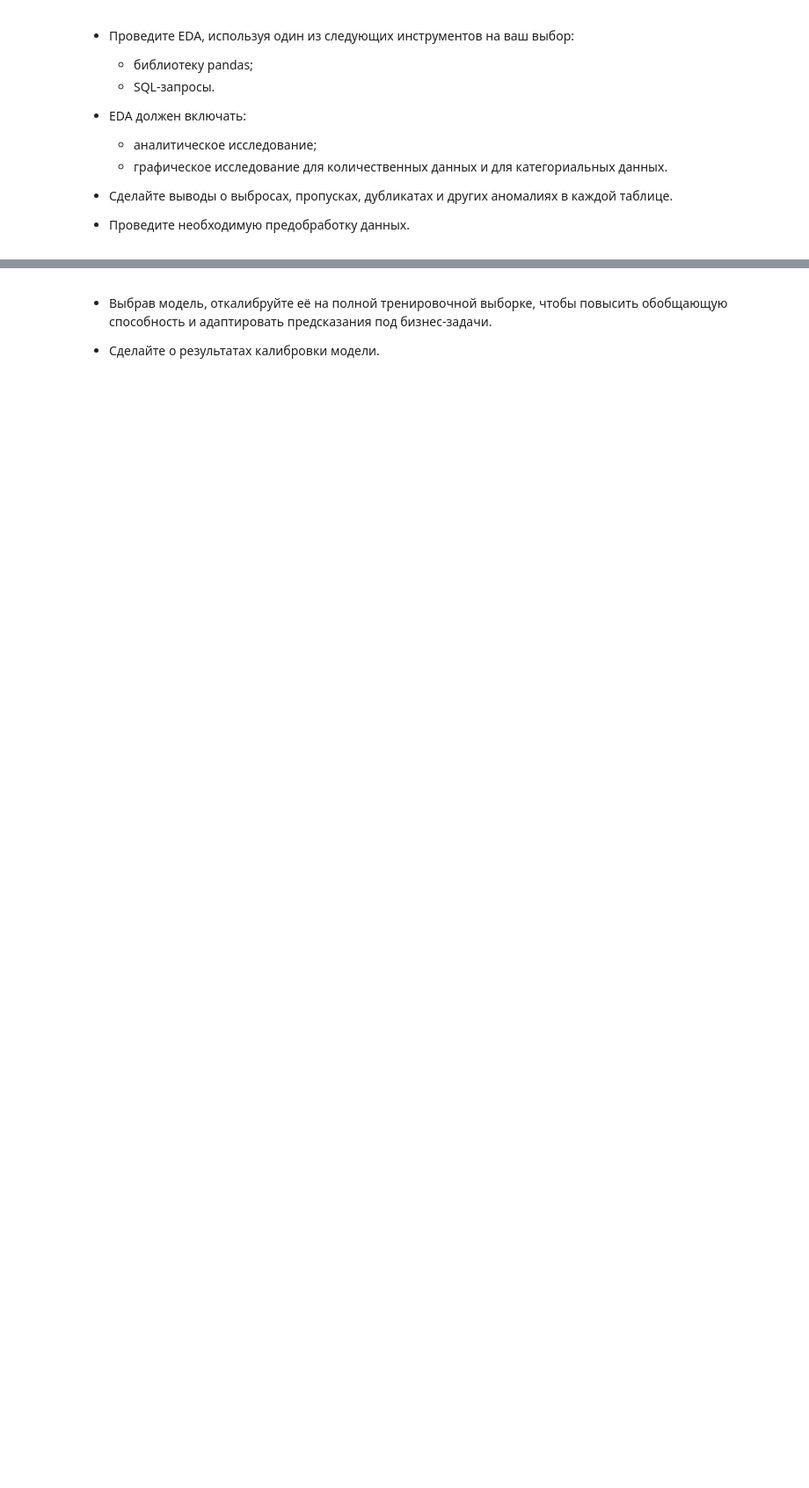
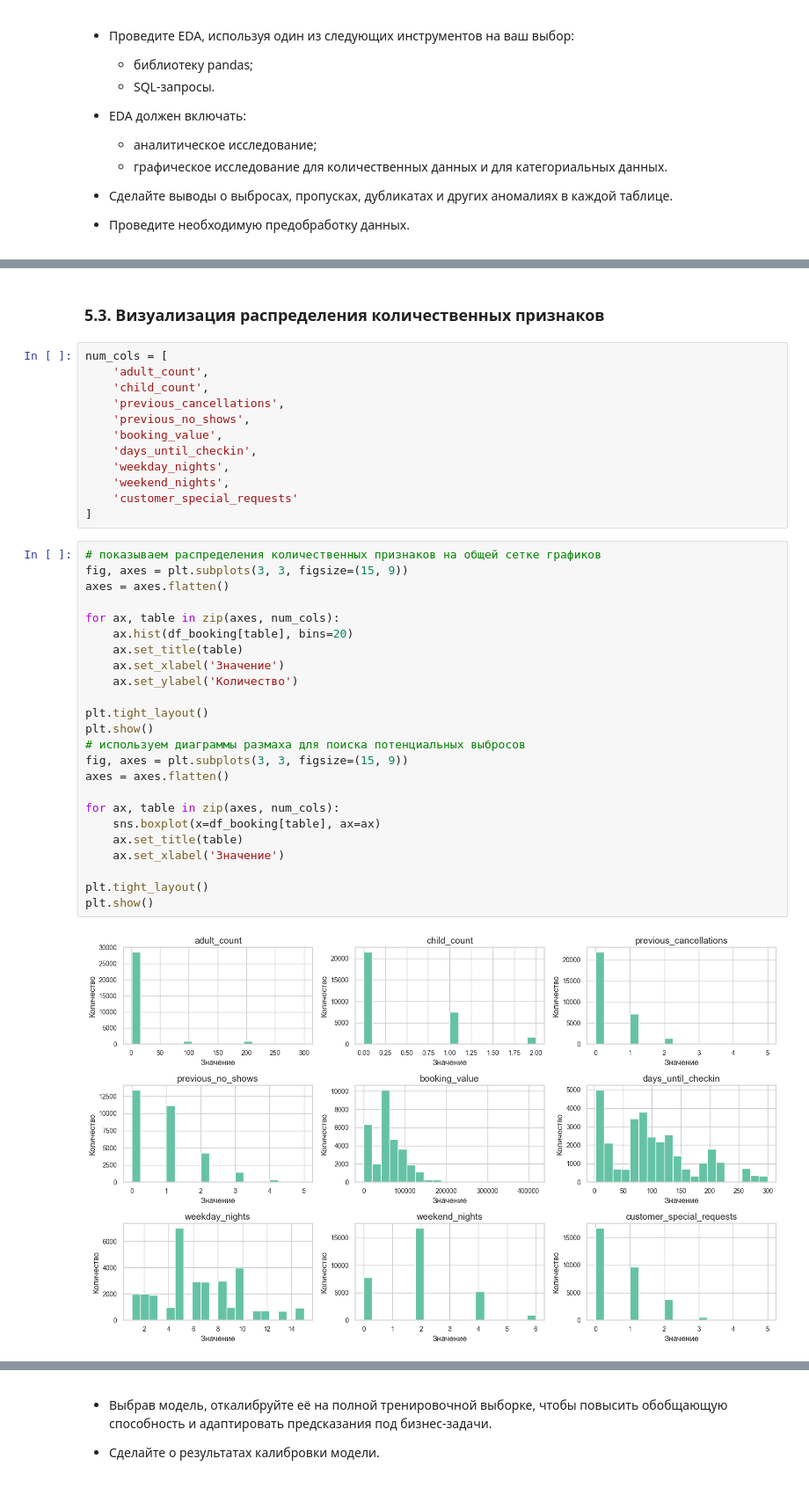
Before and after one commit to andreiyopt/urbanstay-booking-cancellation, a Jupyter notebook: project_4.ipynb, the cells around one changed output, grey strips where cells are left out. Shown at 88% size. Saved outputs shown, nothing was run; the diff lists cells and outputs as text; blank space fills up the shorter version.

```diff
--- a/project_4.ipynb
+++ b/project_4.ipynb
@@ -388,0 +810,40 @@ RS = 42
+# %% [markdown]
+### 5.3. Визуализация распределения количественных признаков
+# %%
+num_cols = [
+    'adult_count',
+    'child_count',
+    'previous_cancellations',
+    'previous_no_shows',
+    'booking_value',
+    'days_until_checkin',
+    'weekday_nights',
+    'weekend_nights',
+    'customer_special_requests'
+]
+# %%
+# показываем распределения количественных признаков на общей сетке графиков
+fig, axes = plt.subplots(3, 3, figsize=(15, 9))
+axes = axes.flatten()
+
+for ax, table in zip(axes, num_cols):
+    ax.hist(df_booking[table], bins=20)
+    ax.set_title(table)
+    ax.set_xlabel('Значение')
+    ax.set_ylabel('Количество')
+
+plt.tight_layout()
+plt.show()
+# используем диаграммы размаха для поиска потенциальных выбросов
+fig, axes = plt.subplots(3, 3, figsize=(15, 9))
+axes = axes.flatten()
+
+for ax, table in zip(axes, num_cols):
+    sns.boxplot(x=df_booking[table], ax=ax)
+    ax.set_title(table)
+    ax.set_xlabel('Значение')
+
+plt.tight_layout()
+plt.show()
+# %% [output]
+[figure, added]
```
Also changed, not shown: parts of 205 cells of this notebook, 2 other files.
